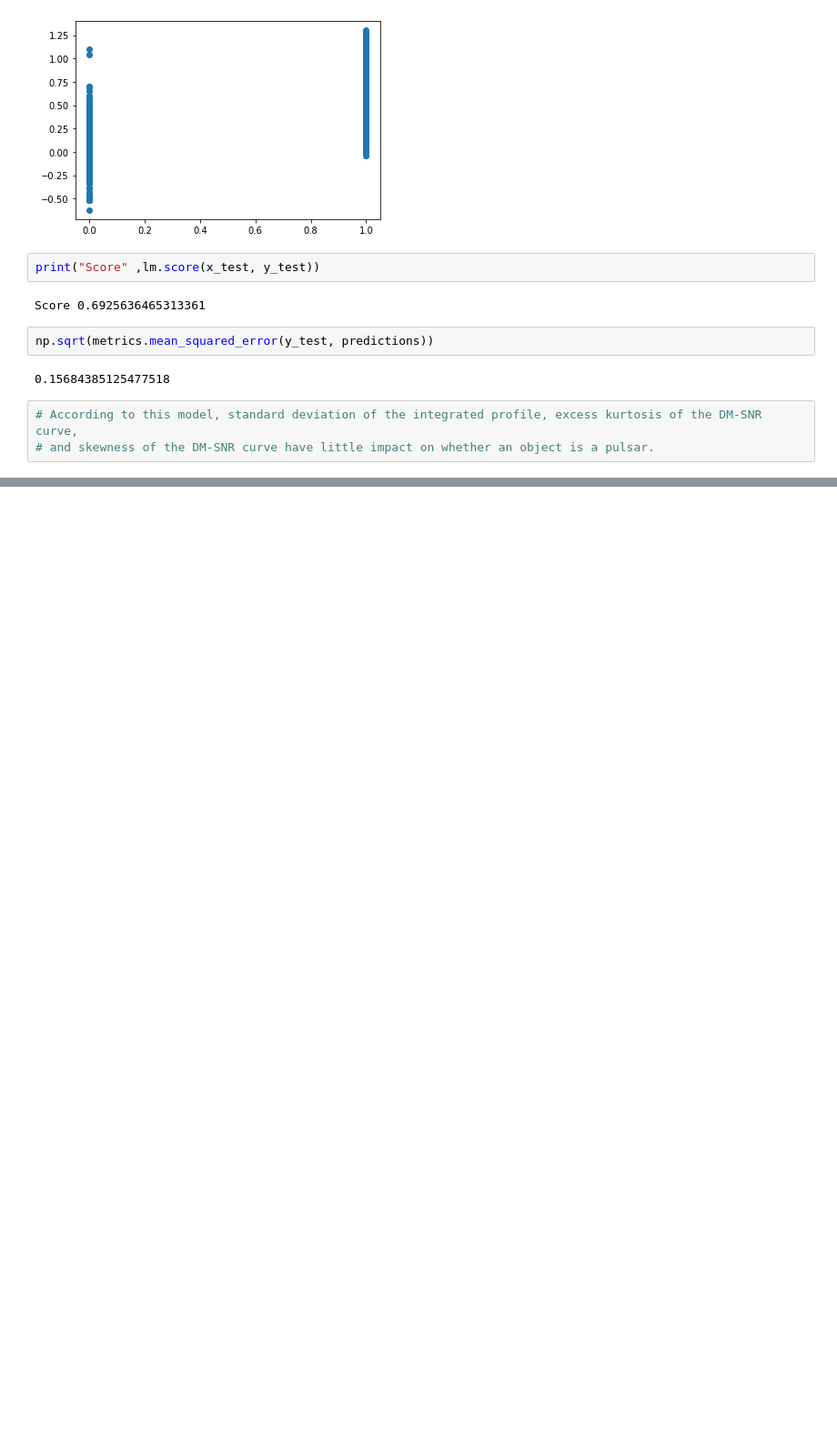
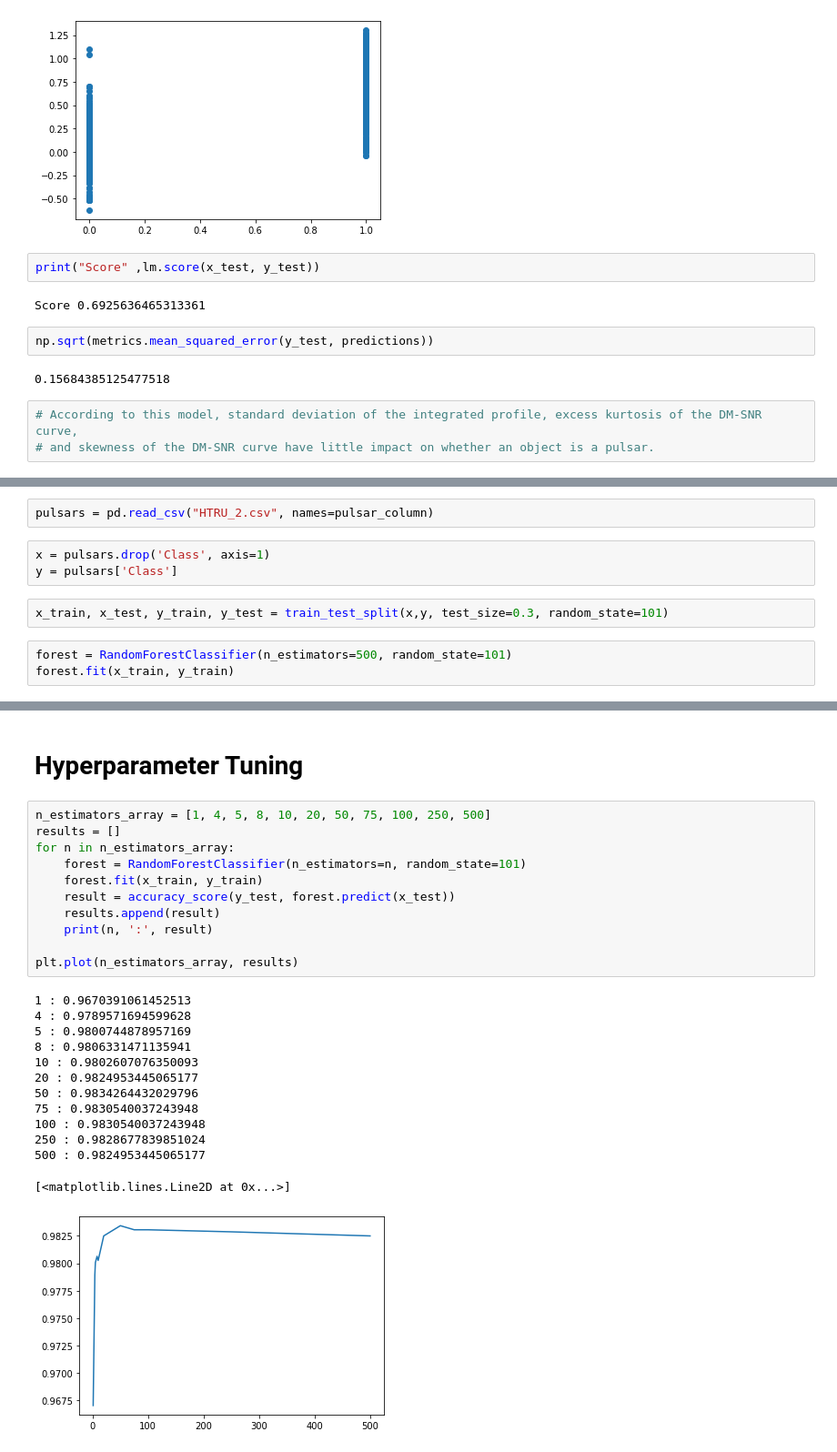
Before and after one commit to derrick-poage/Pulsar-prediction, a Jupyter notebook: Pulsar Prediction.ipynb, the cells around one changed output, grey strips where cells are left out. Shown at 91% size. Drawn from its saved outputs; the diff is of its cells as text; blank space fills up the shorter version.

```diff
--- a/Pulsar Prediction.ipynb
+++ b/Pulsar Prediction.ipynb
@@ -541,0 +572,10 @@ np.sqrt(metrics.mean_squared_error(y_test, predictions))
+# %%
+pulsars = pd.read_csv("HTRU_2.csv", names=pulsar_column)
+# %%
+x = pulsars.drop('Class', axis=1)
+y = pulsars['Class']
+# %%
+x_train, x_test, y_train, y_test = train_test_split(x,y, test_size=0.3, random_state=101)
+# %%
+forest = RandomForestClassifier(n_estimators=500, random_state=101)
+forest.fit(x_train, y_train)
@@ -541,0 +599,27 @@ np.sqrt(metrics.mean_squared_error(y_test, predictions))
+# %% [markdown]
+# Hyperparameter Tuning
+# %%
+n_estimators_array = [1, 4, 5, 8, 10, 20, 50, 75, 100, 250, 500]
+results = []
+for n in n_estimators_array:
+    forest = RandomForestClassifier(n_estimators=n, random_state=101)
+    forest.fit(x_train, y_train)
+    result = accuracy_score(y_test, forest.predict(x_test))
+    results.append(result)
+    print(n, ':', result)
+
+plt.plot(n_estimators_array, results)
+# %% [output]
+1 : 0.9670391061452513
+4 : 0.9789571694599628
+5 : 0.9800744878957169
+8 : 0.9806331471135941
+10 : 0.9802607076350093
+20 : 0.9824953445065177
+50 : 0.9834264432029796
+75 : 0.9830540037243948
+100 : 0.9830540037243948
+250 : 0.9828677839851024
+500 : 0.9824953445065177
+[<matplotlib.lines.Line2D at 0x...>]
+[figure, added]
```
Also changed, not shown: parts of 32 cells of this notebook.
